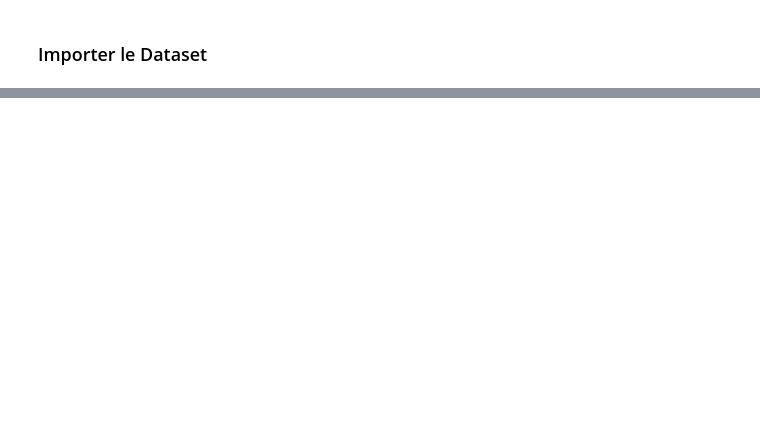
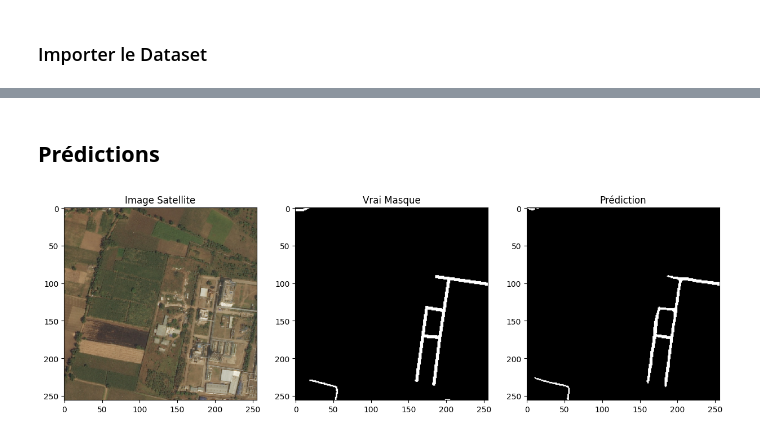
Before and after one commit to Nathan-Houel/Road-Extraction, a Jupyter notebook: Exploration.ipynb, the cells around one changed output, grey strips where cells are left out. Drawn from its saved outputs; the diff is of its cells as text; code cells hidden in the pictures; blank space fills up the shorter version.

```diff
--- a/Exploration.ipynb
+++ b/Exploration.ipynb
@@ -49,0 +86,8 @@ Image : torch.Size([3, 1024, 1024]) | Mask : torch.Size([1, 1024, 1024])
+# %%
+UNet = UNet.to(DEVICE)
+
+# Loss + Optimiseur
+criterion = nn.BCEWithLogitsLoss()
+optimizer = optim.Adam(UNet.parameters(), lr=LEARNING_RATE)
+
+train_loader = DataLoader(dataset, batch_size=BATCH_SIZE, shuffle=True)
@@ -49,0 +141,12 @@ Image : torch.Size([3, 1024, 1024]) | Mask : torch.Size([1, 1024, 1024])
+# %%
+# Initialisation du model
+model = get_model().to(DEVICE)
+
+# Chargement des poids
+weights = torch.load("UNet_20.pth")
+
+# Charger les poids dans le model
+model.load_state_dict(weights)
+
+# Passer le model en évaluation
+model.eval()
@@ -49,0 +171,28 @@ Image : torch.Size([3, 1024, 1024]) | Mask : torch.Size([1, 1024, 1024])
+# %% [markdown]
+## **Prédictions**
+# %%
+data_iter = iter(train_loader)
+images, masks = next(data_iter)
+
+images = images.to(DEVICE)
+
+with torch.no_grad():
+    prediction = model(images)
+    prediction = torch.sigmoid(prediction)
+    prediction = (prediction > 0.5).float()
+
+img_show = images[0].cpu().permute(1, 2, 0)
+mask_show = masks[0].cpu().permute(1, 2, 0)
+pred_show = prediction[0].cpu().permute(1, 2, 0)
+
+# Affichage
+fig, ax = plt.subplots(1, 3, figsize=(15, 5))
+ax[0].imshow(img_show)
+ax[0].set_title("Image Satellite")
+ax[1].imshow(mask_show, cmap="gray")
+ax[1].set_title("Vrai Masque")
+ax[2].imshow(pred_show, cmap="gray")
+ax[2].set_title("Prédiction")
+plt.show()
+# %% [output]
+[figure, added]
```
Also changed, not shown: parts of 24 cells of this notebook.
